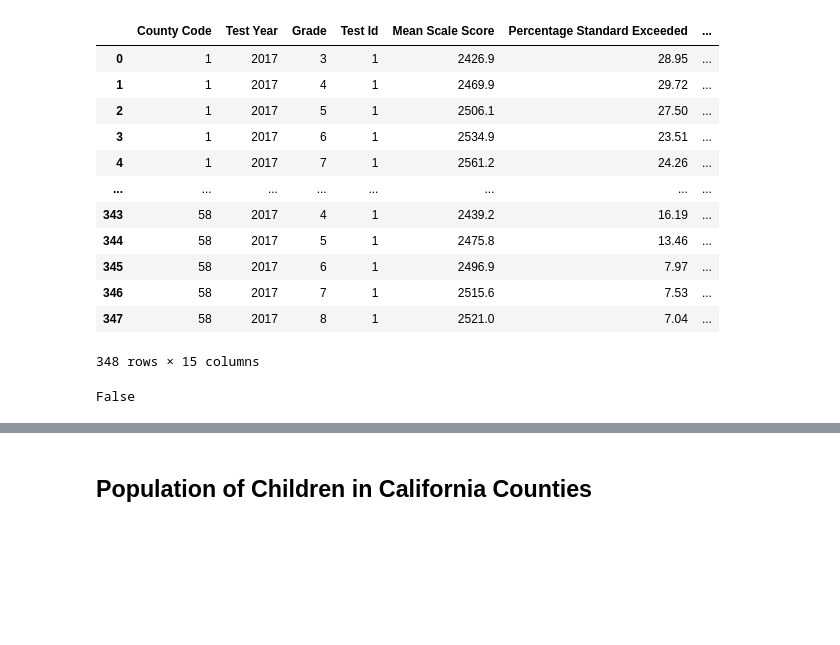
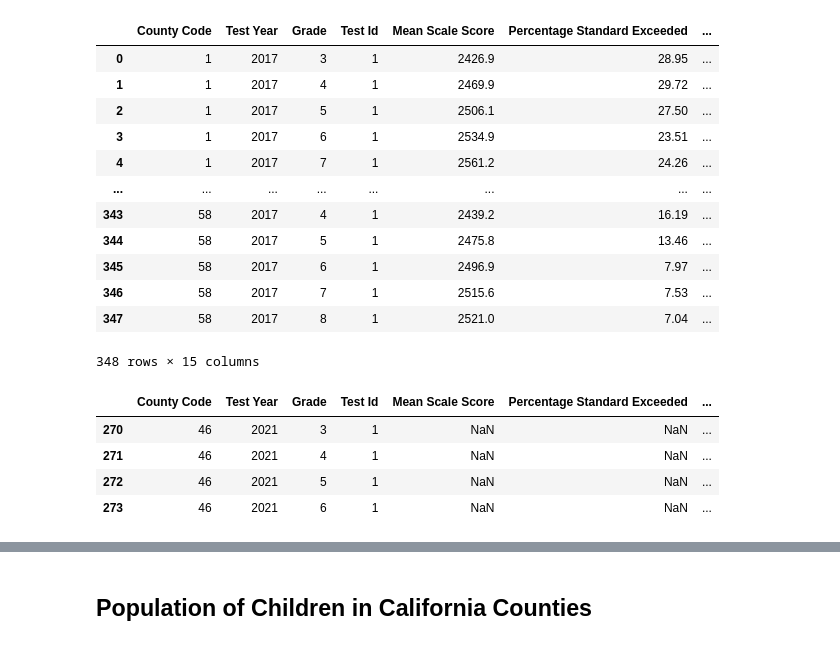
Before and after one commit to KaitlynChou/COGS-108-Project, a Jupyter notebook: EDACheckpoint_Group057_WI24.ipynb, the cells around one changed output, grey strips where cells are left out. Saved outputs shown, nothing was run; the diff lists cells and outputs as text; code cells hidden in the pictures; blank space fills up the shorter version.

```diff
--- a/EDACheckpoint_Group057_WI24.ipynb
+++ b/EDACheckpoint_Group057_WI24.ipynb
@@ -207,4 +204,0 @@ caaspp_18 = pd.read_csv('./data/sb_ca2018_1_csv_v3.csv')
-# %%
-caaspp_17.isna().values.any()
-# %% [output]
-False
@@ -210,0 +251,9 @@ False
+# %%
+#2021 has null values, the others don't
+caaspp_21[caaspp_21.isna().any(axis=1)]
+# %% [output]
+|  | County Code | Test Year | Grade | Test Id | Mean Scale Score | Percentage Standard Exceeded | ... |
+| 270 | 46 | 2021 | 3 | 1 | NaN | NaN | ... |
+| 271 | 46 | 2021 | 4 | 1 | NaN | NaN | ... |
+| 272 | 46 | 2021 | 5 | 1 | NaN | NaN | ... |
+| 273 | 46 | 2021 | 6 | 1 | NaN | NaN | ... |
```
Also changed, not shown: parts of 7 cells of this notebook.
